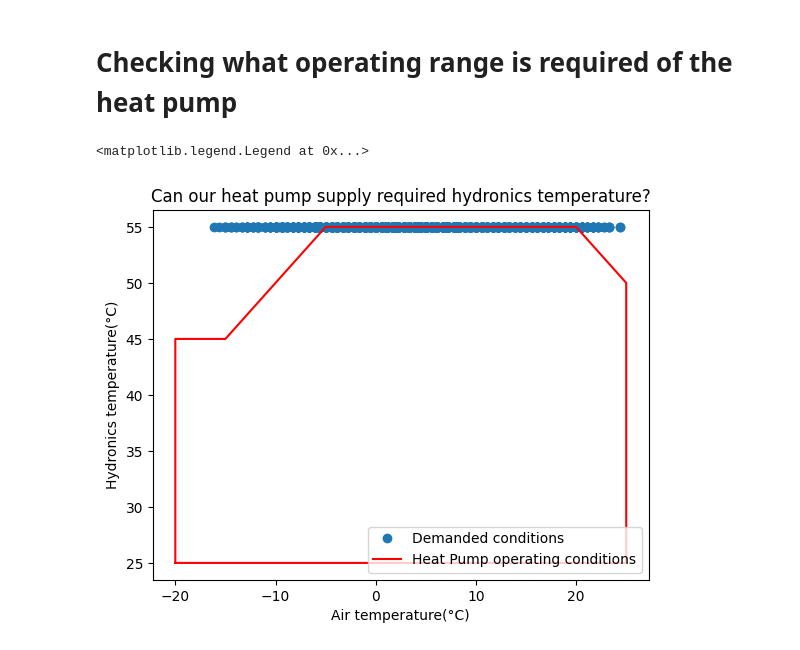
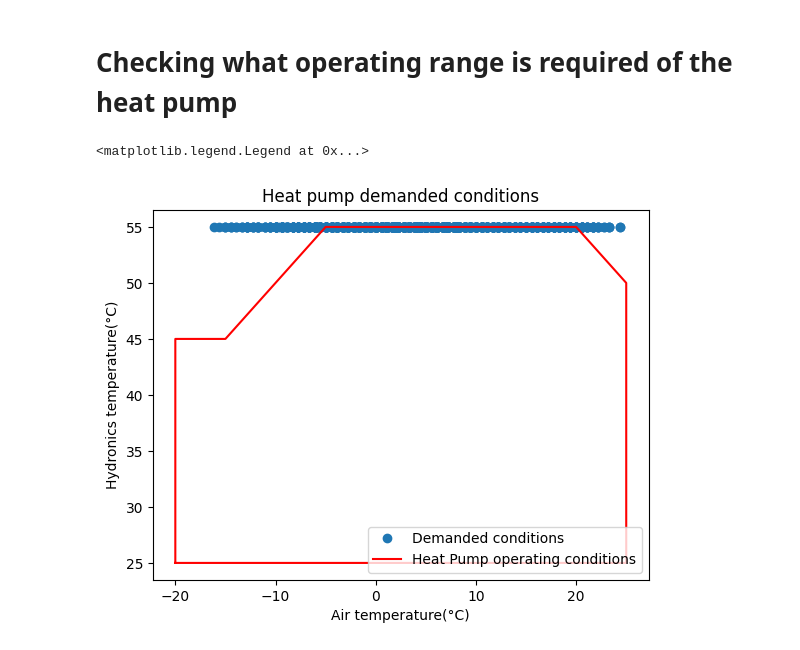
Before and after one commit to SNaylor12543/Variable_Output_Temperature_Heat_Pump, a Jupyter notebook: HFP-550LM-Z1_operations check.ipynb, the cells around one changed output. Saved outputs shown, nothing was run; the diff lists cells and outputs as text; code cells hidden in the pictures.

```diff
--- a/HFP-550LM-Z1_operations check.ipynb
+++ b/HFP-550LM-Z1_operations check.ipynb
@@ -9,35 +9,35 @@ import numpy as np
 heat_pump_capacity = 305
 HVAC_capacity = 175
 heating_temp = 55
 cooling_temp = 7
 
 HD = Heating_Distribution(heating_temp, cooling_temp)
 
 air_temp = Data.column_from_csv("Data/XL-BES-Tool_Output.csv", "External temperture (ºC)")
 heating_demand = Data.column_from_csv("Data/XL-BES-Tool_Output.csv", "Heating_thermal_load(kW)")
 
 heating_demand = np.clip(heating_demand, 0, heat_pump_capacity)
 
 indices = [i for i, x in enumerate(heating_demand) if x == 0]
 heating_demand = np.delete(heating_demand, indices)
 air_temp = np.delete(air_temp, indices)
 
 hydronics_temp = HD.interp_flow_temp_heating(heating_demand)
 
 plt.plot(air_temp, hydronics_temp, marker="o", label="Demanded conditions", linestyle="None")
 
 # HP operating conditions
 
 air_temp_op_conditions = np.array([-20, 25, 25, 20, 20, -5, -10, -15, -20, -20])
 hydronics_temp_op_conditions = np.array([25, 25, 50, 55, 55, 55, 50, 45, 45, 25])
 plt.plot(air_temp_op_conditions, hydronics_temp_op_conditions, color="red", label="Heat Pump operating conditions")
 plt.xlabel("Air temperature(°C)")
 plt.ylabel("Hydronics temperature(°C)")
-plt.title("Can our heat pump supply required hydronics temperature?")
+plt.title("Heat pump demanded conditions")
 plt.legend(loc='lower right')
 # %% [output]
 <matplotlib.legend.Legend at 0x...>
-[figure, old version]
+[figure, new version]
 # %%
 from Modules.Heating import Const_Temp_Heating_Distribution as Heating_Distribution
 import Modules.Data as Data
```
Also changed, not shown: parts of 1 cell of this notebook, 6 other files.
